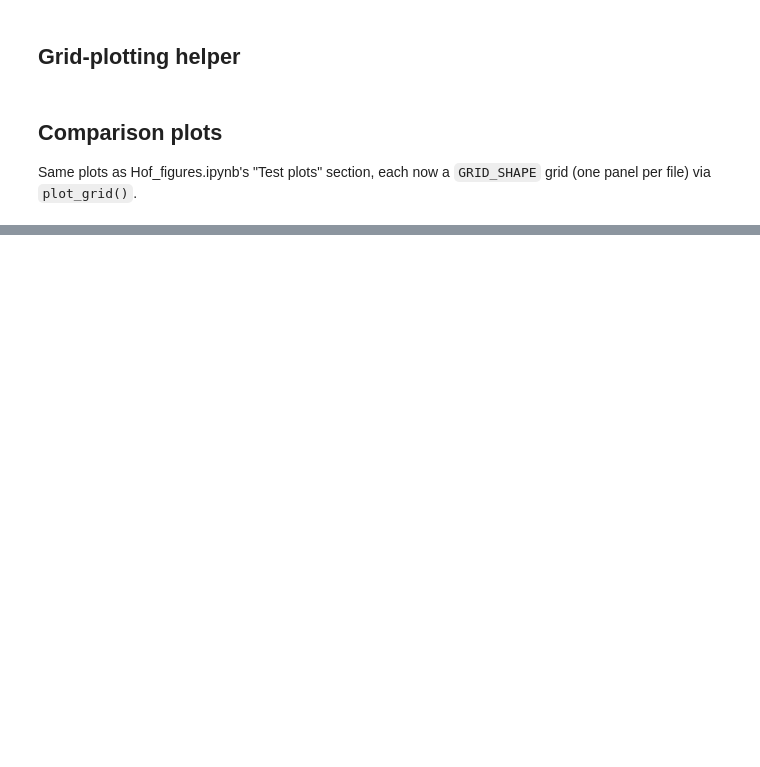
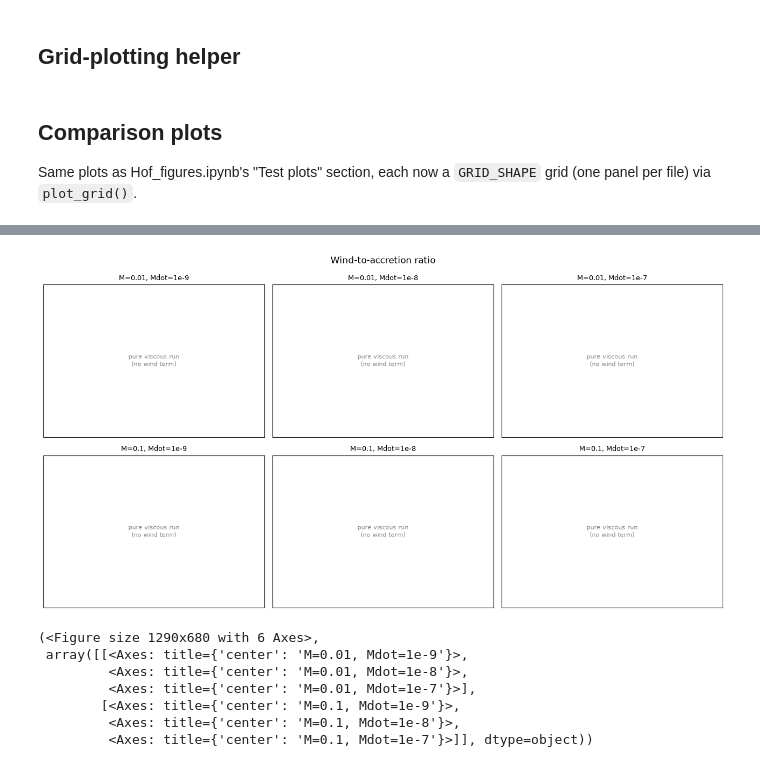
Before and after one commit to imontesd/DiscEvolution, a Jupyter notebook: example/StartHere/notebooks/Hof_figures_comparison.ipynb, the cells around one changed output, grey strips where cells are left out. Cells and saved outputs as stored; diff of their text form; code cells hidden in the pictures; blank space fills up the shorter version.

```diff
--- a/example/StartHere/notebooks/Hof_figures_comparison.ipynb
+++ b/example/StartHere/notebooks/Hof_figures_comparison.ipynb
@@ -779,13 +932,29 @@ plot_grid(_draw_mdot_vs_wind, suptitle="Stellar accretion vs disc-wind mass loss
 # %%
 # Wind-to-accretion ratio  (same source cell, right panel)
 def _draw_wind_ratio(ax, res):
+    if res["is_pure_viscous"]:
+        # psi == 0 -- no wind Mdot was computed (see compute_observables()'s
+        # is_pure_viscous branch), so the wind/accretion ratio is undefined here.
+        ax.text(0.5, 0.5, "pure viscous run\n(no wind term)", ha="center", va="center",
+                transform=ax.transAxes, fontsize=8, color="gray")
+        ax.set_xticks([]); ax.set_yticks([])
+        return
     ratio = np.asarray(res["Mdot_wind_tsnap_mask"], dtype=float) / np.asarray(res["Mdot_tsnap_mask"], dtype=float)
     ax.plot(res["t_snap_mask"], ratio, "o-", ms=4, color="C2")
     ax.axhline(1.0, color="k", ls="--", lw=1)   # ratio = 1: wind loss balances accretion
     ax.set_ylabel(r"$\dot{M}_{wind}/\dot{M}_\star$")
     ax.set_xlabel("Time [Myr]")
 
 plot_grid(_draw_wind_ratio, suptitle="Wind-to-accretion ratio")
+# %% [output]
+[figure, added]
+(<Figure size 1290x680 with 6 Axes>,
+ array([[<Axes: title={'center': 'M=0.01, Mdot=1e-9'}>,
+         <Axes: title={'center': 'M=0.01, Mdot=1e-8'}>,
+         <Axes: title={'center': 'M=0.01, Mdot=1e-7'}>],
+        [<Axes: title={'center': 'M=0.1, Mdot=1e-9'}>,
+         <Axes: title={'center': 'M=0.1, Mdot=1e-8'}>,
+         <Axes: title={'center': 'M=0.1, Mdot=1e-7'}>]], dtype=object))
 # %%
 # Disc size evolution: R50 vs R_CO,90  (Hof_figures.ipynb cell "Compare the
 # evolution of R50_tsnap ... and R_CO90_tsnap", left panel)
```
Also changed, not shown: parts of 19 cells of this notebook, 2 other files.
